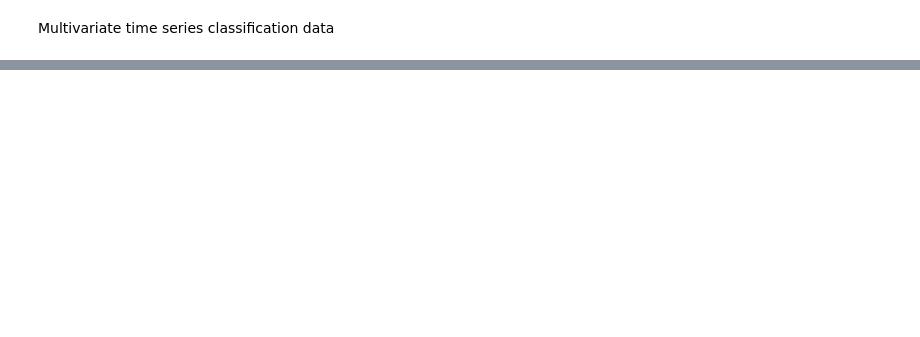
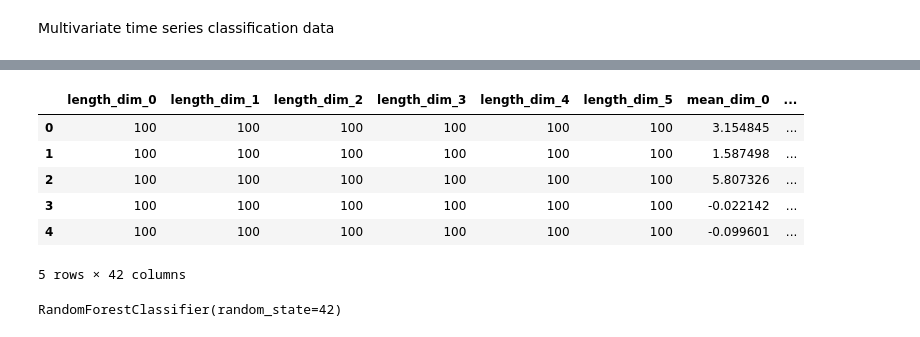
Before and after one commit to ruleminer/InterpreTS, a Jupyter notebook: examples/core/use_from_sktime.ipynb, the cells around one changed output, grey strips where cells are left out. Drawn from its saved outputs; the diff is of its cells as text; code cells hidden in the pictures; blank space fills up the shorter version.

Commit message:
from sktime classifier

```diff
--- a/examples/core/use_from_sktime.ipynb
+++ b/examples/core/use_from_sktime.ipynb
@@ -84,0 +83,27 @@ print(Xt2.head())
+# %%
+extractor = it.FeatureExtractor(window_size=100, stride=100)
+X_train_ts = extractor.extract_features(X_train)
+X_test_ts = extractor.extract_features(X_test)
+X_train_ts.head()
+# %% [output]
+|  | length_dim_0 | length_dim_1 | length_dim_2 | length_dim_3 | length_dim_4 | length_dim_5 | mean_dim_0 | ... |
+| 0 | 100 | 100 | 100 | 100 | 100 | 100 | 3.154845 | ... |
+| 1 | 100 | 100 | 100 | 100 | 100 | 100 | 1.587498 | ... |
+| 2 | 100 | 100 | 100 | 100 | 100 | 100 | 5.807326 | ... |
+| 3 | 100 | 100 | 100 | 100 | 100 | 100 | -0.022142 | ... |
+| 4 | 100 | 100 | 100 | 100 | 100 | 100 | -0.099601 | ... |
+5 rows × 42 columns
+# %%
+from sklearn.ensemble import RandomForestClassifier
+from sklearn.metrics import classification_report, accuracy_score
+
+# Assuming X_train, X_test are already feature matrices (aggregated features)
+# If not, extract relevant features before this step.
+
+# Initialize the classifier
+clf = RandomForestClassifier(random_state=42)
+
+# Train the classifier
+clf.fit(X_train_ts, y_train)
+# %% [output]
+RandomForestClassifier(random_state=42)
```
Also changed, not shown: parts of 7 cells of this notebook.
